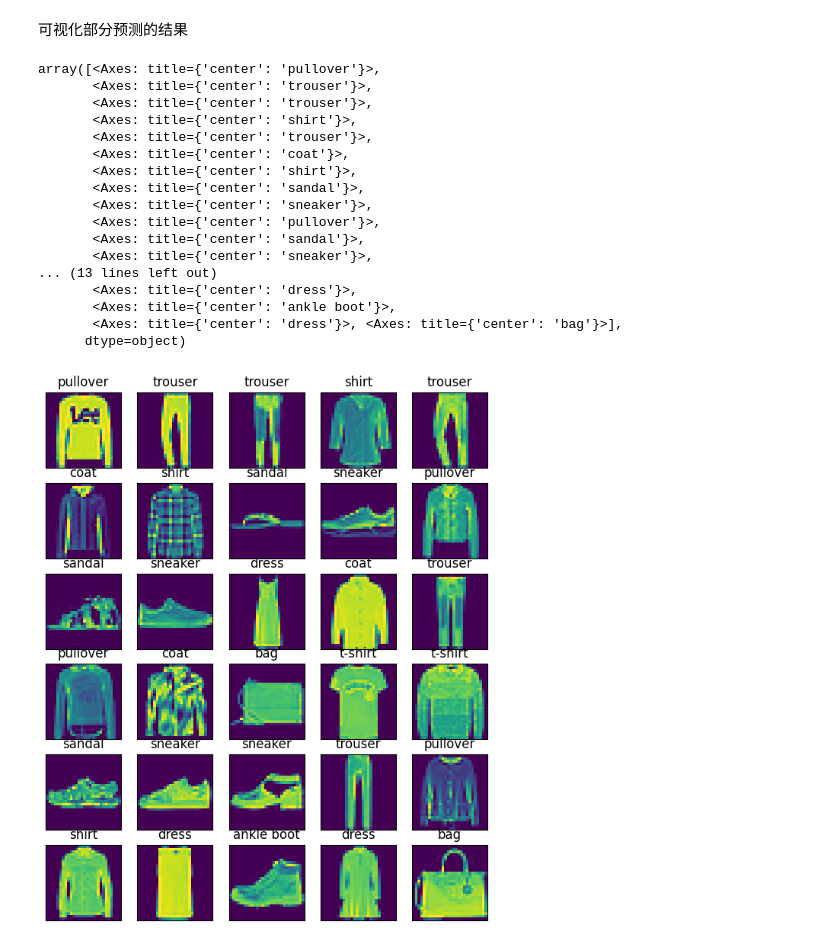
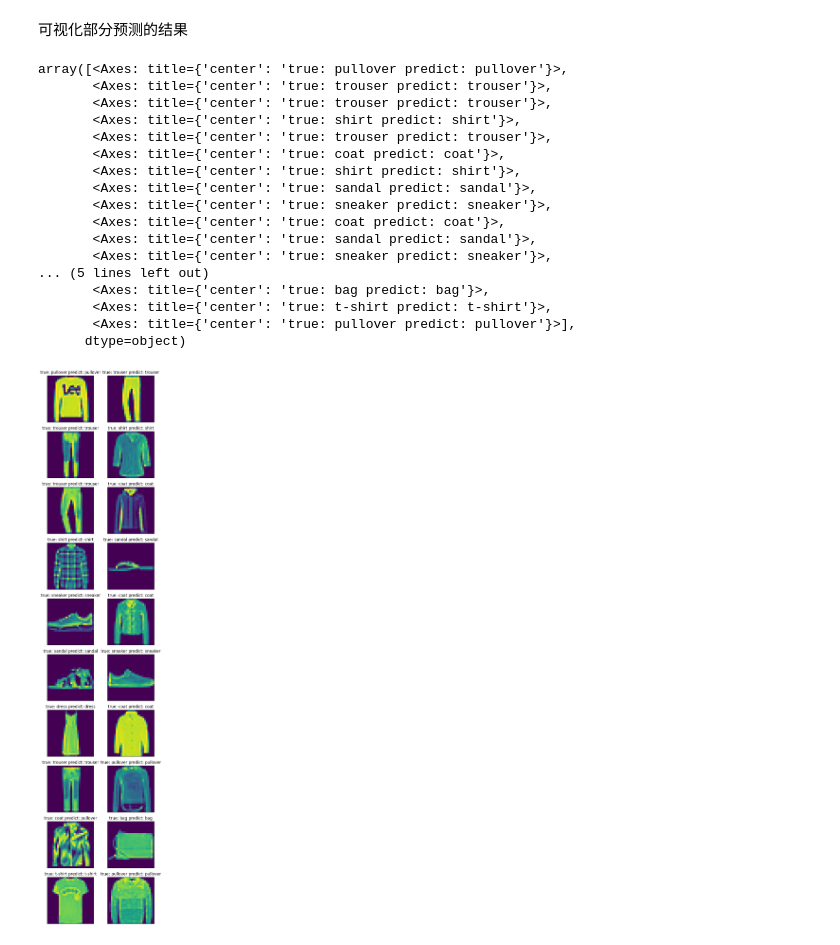
Before and after one commit to SongZihui-sudo/deeplearning, a Jupyter notebook: softmax回归.ipynb, the cells around one changed output. Cells and saved outputs as stored; diff of their text form; code cells hidden in the pictures.

```diff
--- a/softmax回归.ipynb
+++ b/softmax回归.ipynb
@@ -82,15 +82,18 @@ y_test = y_test.astype("float")
 # %% [markdown]
 图片的标签
 # %%
-def get_fashion_mnist_labels(labels):  #@save
+def get_fashion_mnist_labels(true_labels, yhat_labels):  #@save
     """返回Fashion-MNIST数据集的文本标签"""
     text_labels = ['t-shirt', 'trouser', 'pullover', 'dress', 'coat',
                    'sandal', 'shirt', 'sneaker', 'bag', 'ankle boot']
-    return [text_labels[int(i)] for i in labels]
+    labels = []
+    for i in range(true_labels.size()[0]):
+        labels.append("true: " + text_labels[true_labels[i].int()] + " predict: " + text_labels[yhat_labels[i]])
+    return labels
 # %% [markdown]
 可视化
 # %%
-def show_images(imgs, num_rows, num_cols, titles=None, scale=1.5):  #@save
+def show_images(imgs, num_rows, num_cols, titles=None, scale=2):  #@save
     """绘制图像列表"""
     figsize = (num_cols * scale, num_rows * scale)
     _, axes = plt.subplots(num_rows, num_cols, figsize=figsize)
@@ -209,23 +212,23 @@ print("准确率：%f %%" % ((right_num / n) * 100))
 可视化部分预测的结果
 # %%
 x_test = x_test.detach().numpy()
-show_images(x_test[1:31], 6, 5, titles=get_fashion_mnist_labels(yhat[1:31]))
+show_images(x_test[1:31], 10, 2, titles=get_fashion_mnist_labels(y_test[1:31], yhat[1:31]), scale=3)
 # %% [output]
-array([<Axes: title={'center': 'pullover'}>,
-       <Axes: title={'center': 'trouser'}>,
-       <Axes: title={'center': 'trouser'}>,
-       <Axes: title={'center': 'shirt'}>,
-       <Axes: title={'center': 'trouser'}>,
-       <Axes: title={'center': 'coat'}>,
-       <Axes: title={'center': 'shirt'}>,
-       <Axes: title={'center': 'sandal'}>,
-       <Axes: title={'center': 'sneaker'}>,
-       <Axes: title={'center': 'pullover'}>,
-       <Axes: title={'center': 'sandal'}>,
-       <Axes: title={'center': 'sneaker'}>,
-... (13 lines left out)
-       <Axes: title={'center': 'dress'}>,
-       <Axes: title={'center': 'ankle boot'}>,
-       <Axes: title={'center': 'dress'}>, <Axes: title={'center': 'bag'}>],
+array([<Axes: title={'center': 'true: pullover predict: pullover'}>,
+       <Axes: title={'center': 'true: trouser predict: trouser'}>,
+       <Axes: title={'center': 'true: trouser predict: trouser'}>,
+       <Axes: title={'center': 'true: shirt predict: shirt'}>,
+       <Axes: title={'center': 'true: trouser predict: trouser'}>,
+       <Axes: title={'center': 'true: coat predict: coat'}>,
+       <Axes: title={'center': 'true: shirt predict: shirt'}>,
+       <Axes: title={'center': 'true: sandal predict: sandal'}>,
+       <Axes: title={'center': 'true: sneaker predict: sneaker'}>,
+       <Axes: title={'center': 'true: coat predict: coat'}>,
+       <Axes: title={'center': 'true: sandal predict: sandal'}>,
+       <Axes: title={'center': 'true: sneaker predict: sneaker'}>,
+... (5 lines left out)
+       <Axes: title={'center': 'true: bag predict: bag'}>,
+       <Axes: title={'center': 'true: t-shirt predict: t-shirt'}>,
+       <Axes: title={'center': 'true: pullover predict: pullover'}>],
       dtype=object)
-[figure, old version]
+[figure, new version]
```
Also changed, not shown: parts of 1 cell of this notebook.
